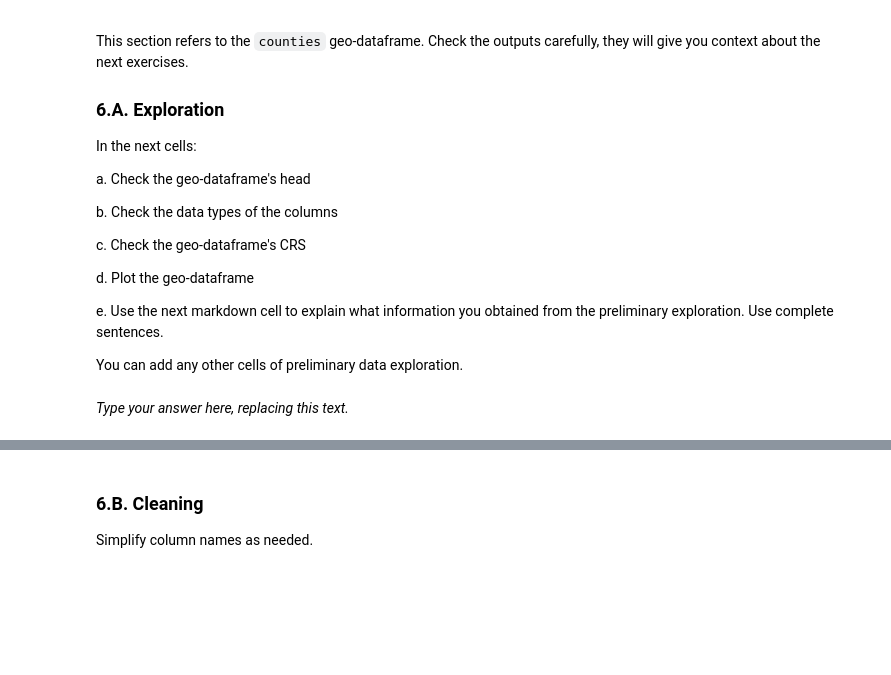
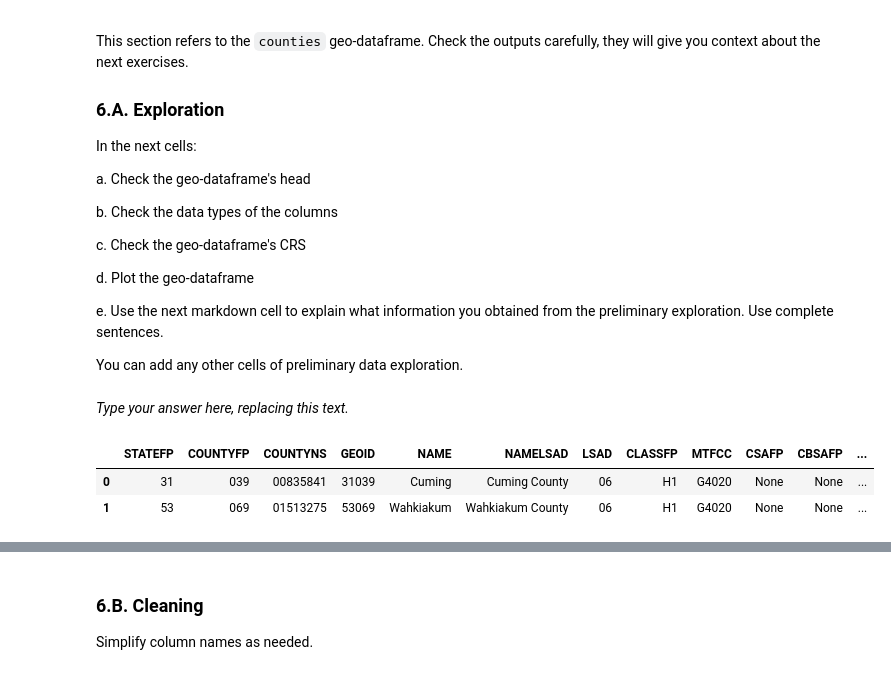
Before and after one commit to austinmartinez12/eds220-hwk3, a Jupyter notebook: hwk3-task1-spills.ipynb, the cells around one changed output, grey strips where cells are left out. Saved outputs shown, nothing was run; the diff lists cells and outputs as text; code cells hidden in the pictures; blank space fills up the shorter version.

```diff
--- a/hwk3-task1-spills.ipynb
+++ b/hwk3-task1-spills.ipynb
@@ -290,5 +285,10 @@ You can add any other cells of preliminary data exploration.
 _Type your answer here, replacing this text._
 # %%
 # a
+counties.head(2)
+# %% [output]
+|  | STATEFP | COUNTYFP | COUNTYNS | GEOID | NAME | NAMELSAD | LSAD | CLASSFP | MTFCC | CSAFP | CBSAFP | ... |
+| 0 | 31 | 039 | 00835841 | 31039 | Cuming | Cuming County | 06 | H1 | G4020 | None | None | ... |
+| 1 | 53 | 069 | 01513275 | 53069 | Wahkiakum | Wahkiakum County | 06 | H1 | G4020 | None | None | ... |
 # %%
 # b
```
Also changed, not shown: parts of 7 cells of this notebook.
